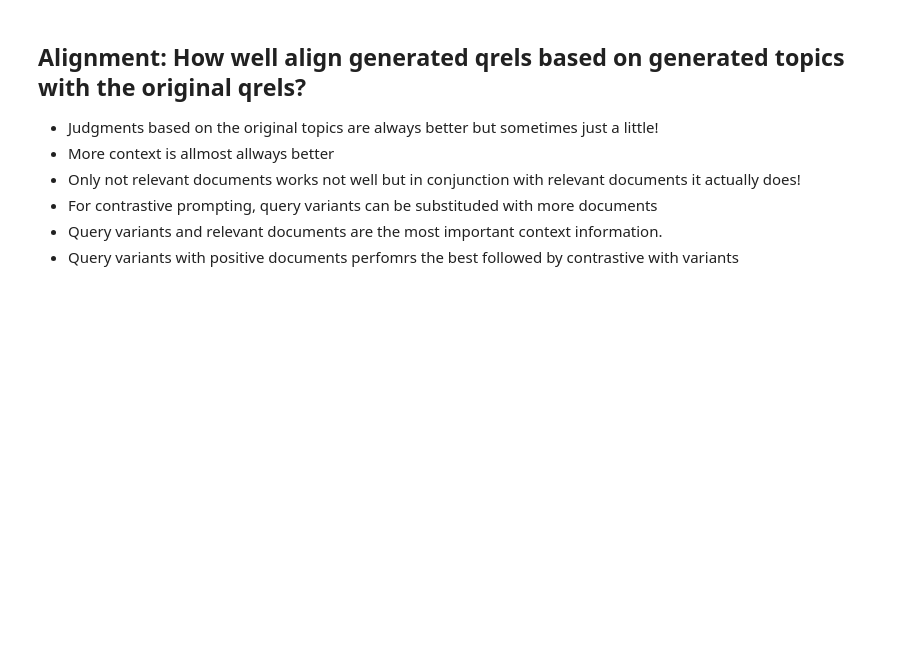
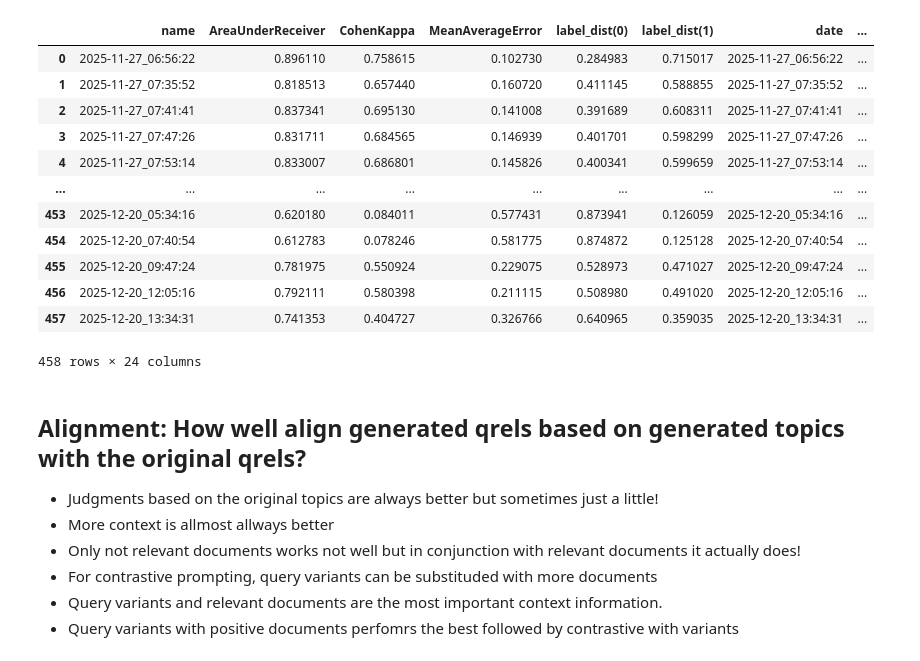
Before and after one commit to irgroup/SIGIR26-Synthesized-Information-Needs, a Jupyter notebook: notebooks/robust/evaluate-alignment.ipynb, the cells around one changed output. Drawn from its saved outputs; the diff is of its cells as text; code cells hidden in the pictures; blank space fills up the shorter version.

```diff
--- a/notebooks/robust/evaluate-alignment.ipynb
+++ b/notebooks/robust/evaluate-alignment.ipynb
@@ -39,3 +53,19 @@ df = df.merge(metadata, left_on="name", right_on="date")
+# %%
+df
+# %% [output]
+|  | name | AreaUnderReceiver | CohenKappa | MeanAverageError | label_dist(0) | label_dist(1) | date | ... |
+| 0 | 2025-11-27_06:56:22 | 0.896110 | 0.758615 | 0.102730 | 0.284983 | 0.715017 | 2025-11-27_06:56:22 | ... |
+| 1 | 2025-11-27_07:35:52 | 0.818513 | 0.657440 | 0.160720 | 0.411145 | 0.588855 | 2025-11-27_07:35:52 | ... |
+| 2 | 2025-11-27_07:41:41 | 0.837341 | 0.695130 | 0.141008 | 0.391689 | 0.608311 | 2025-11-27_07:41:41 | ... |
+| 3 | 2025-11-27_07:47:26 | 0.831711 | 0.684565 | 0.146939 | 0.401701 | 0.598299 | 2025-11-27_07:47:26 | ... |
+| 4 | 2025-11-27_07:53:14 | 0.833007 | 0.686801 | 0.145826 | 0.400341 | 0.599659 | 2025-11-27_07:53:14 | ... |
+| ... | ... | ... | ... | ... | ... | ... | ... | ... |
+| 453 | 2025-12-20_05:34:16 | 0.620180 | 0.084011 | 0.577431 | 0.873941 | 0.126059 | 2025-12-20_05:34:16 | ... |
+| 454 | 2025-12-20_07:40:54 | 0.612783 | 0.078246 | 0.581775 | 0.874872 | 0.125128 | 2025-12-20_07:40:54 | ... |
+| 455 | 2025-12-20_09:47:24 | 0.781975 | 0.550924 | 0.229075 | 0.528973 | 0.471027 | 2025-12-20_09:47:24 | ... |
+| 456 | 2025-12-20_12:05:16 | 0.792111 | 0.580398 | 0.211115 | 0.508980 | 0.491020 | 2025-12-20_12:05:16 | ... |
+| 457 | 2025-12-20_13:34:31 | 0.741353 | 0.404727 | 0.326766 | 0.640965 | 0.359035 | 2025-12-20_13:34:31 | ... |
+458 rows × 24 columns
 # %% [markdown]
 ## **Alignment:** How well align generated qrels based on generated topics with the original qrels?
 
```
Also changed, not shown: parts of 13 cells of this notebook.
